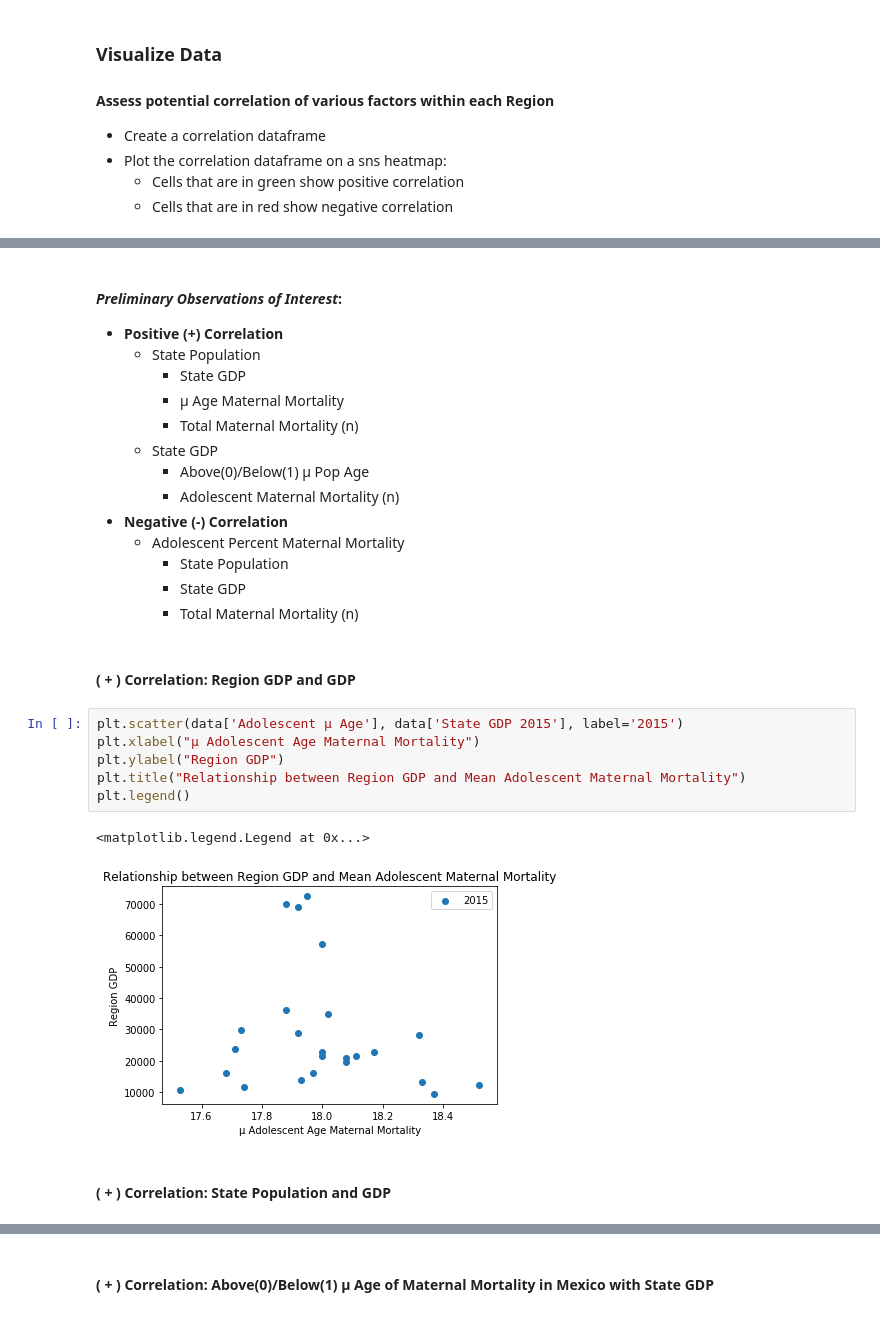
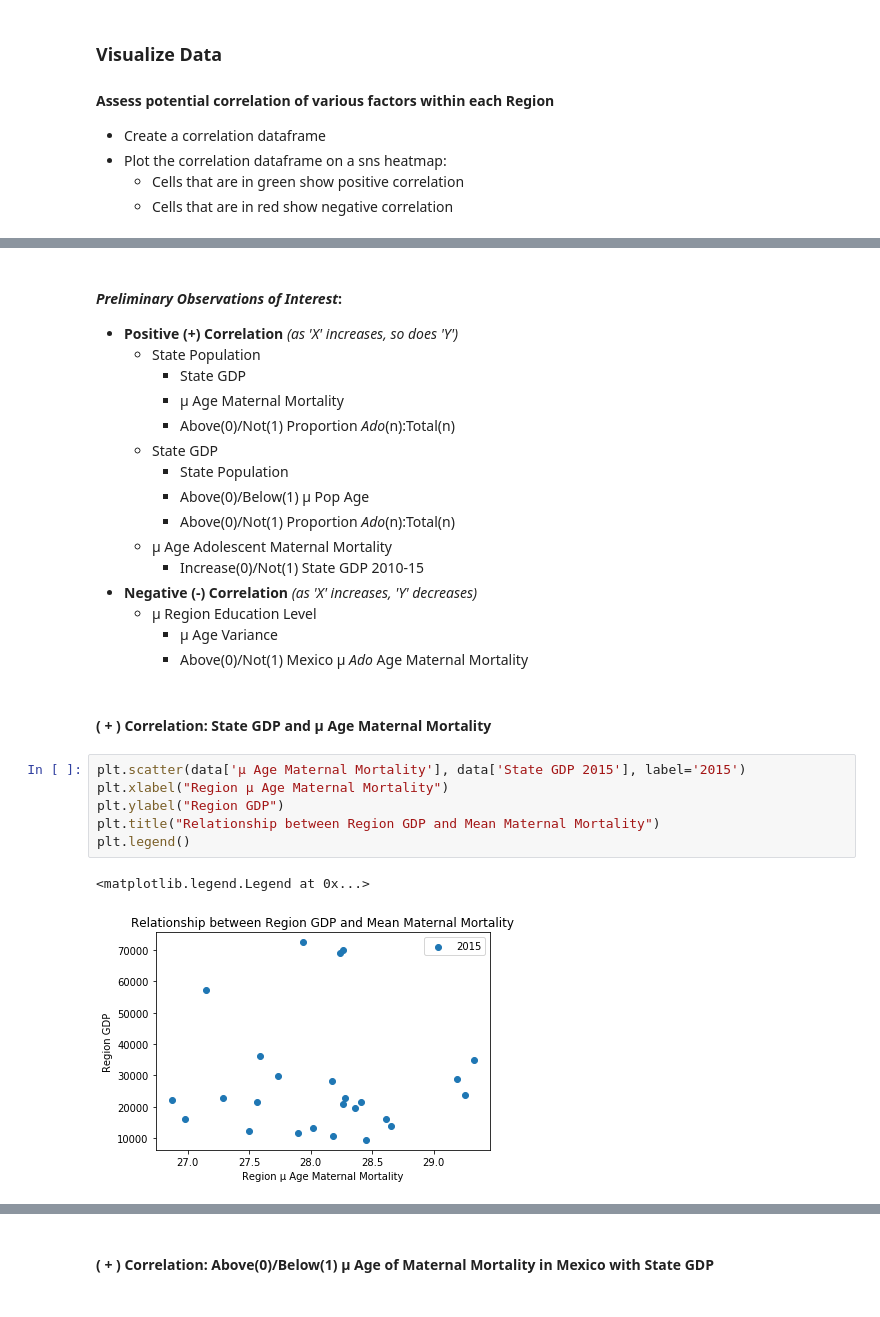
Before and after one commit to EmSchoof/AdolescentMaternalMortality, a Jupyter notebook: machine_learning.ipynb, the cells around one changed output, grey strips where cells are left out. Cells and saved outputs as stored; diff of their text form.

```diff
--- a/machine_learning.ipynb
+++ b/machine_learning.ipynb
@@ -88,28 +95,28 @@ plt.show()
 # %% [markdown]
 #### *Preliminary Observations of Interest*:
-- **Positive (+) Correlation**
+- **Positive (+) Correlation** *(as 'X' increases, so does 'Y')*
     - State Population
         - State GDP
         - μ Age Maternal Mortality
-        - Total Maternal Mortality (n)
+        - Above(0)/Not(1) Proportion *Ado*(n):Total(n)
     - State GDP
+        - State Population
         - Above(0)/Below(1) μ Pop Age
-        - Adolescent Maternal Mortality (n)
-- **Negative (-) Correlation**
-    - Adolescent Percent Maternal Mortality
-        - State Population
-        - State GDP
-        - Total Maternal Mortality (n)
+        - Above(0)/Not(1) Proportion *Ado*(n):Total(n)
+    - μ Age Adolescent Maternal Mortality
+        - Increase(0)/Not(1) State GDP 2010-15
+- **Negative (-) Correlation** *(as 'X' increases, 'Y' decreases)*
+    - μ Region Education Level
+        - μ Age Variance
+        - Above(0)/Not(1) Mexico μ *Ado* Age Maternal Mortality
 # %% [markdown]
-#### ( + ) Correlation: Region GDP and GDP
+#### ( + ) Correlation: State GDP and μ Age Maternal Mortality
 # %%
-plt.scatter(data['Adolescent μ Age'], data['State GDP 2015'], label='2015')
-plt.xlabel("μ Adolescent Age Maternal Mortality")
+plt.scatter(data['μ Age Maternal Mortality'], data['State GDP 2015'], label='2015')
+plt.xlabel("Region μ Age Maternal Mortality")
 plt.ylabel("Region GDP")
-plt.title("Relationship between Region GDP and Mean Adolescent Maternal Mortality")
+plt.title("Relationship between Region GDP and Mean Maternal Mortality")
 plt.legend()
 # %% [output]
 <matplotlib.legend.Legend at 0x...>
-[figure, old version]
+[figure, new version]
-# %% [markdown]
-#### ( + ) Correlation: State Population and GDP
```
Also changed, not shown: parts of 48 cells of this notebook, 3 other files.
